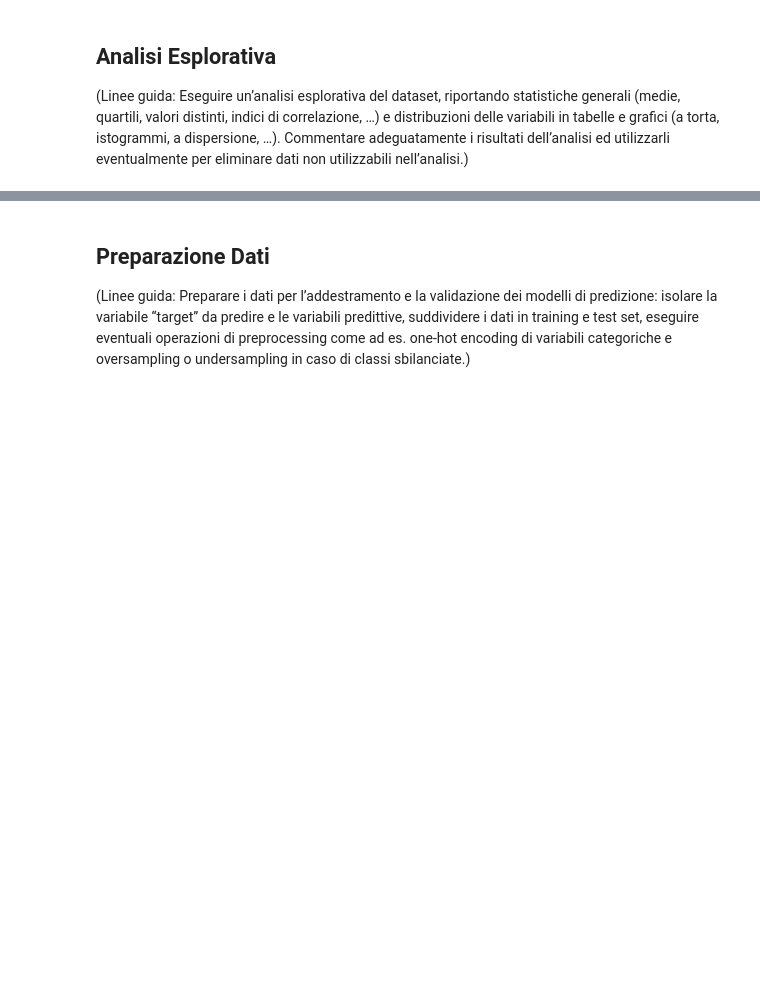
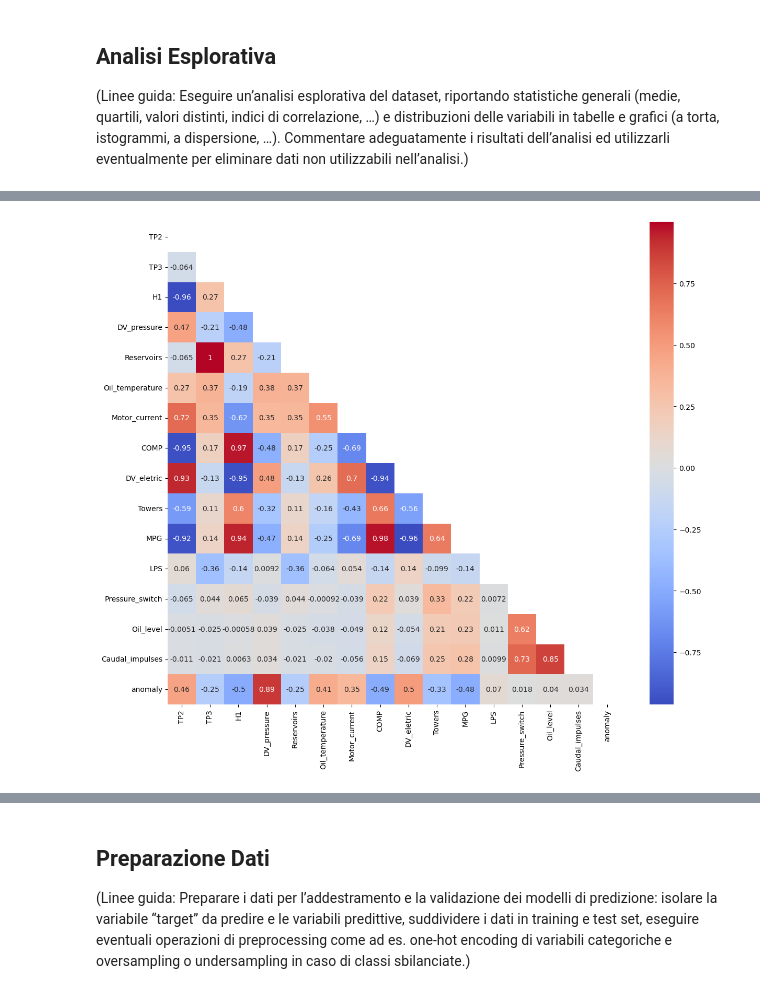
Before and after one commit to AlessandroSciarrillo/DIA-project, a Jupyter notebook: test_metro3.ipynb, the cells around one changed output, grey strips where cells are left out. Saved outputs shown, nothing was run; the diff lists cells and outputs as text; code cells hidden in the pictures; blank space fills up the shorter version.

Commit message:
continuo metro

```diff
--- a/test_metro3.ipynb
+++ b/test_metro3.ipynb
@@ -29,7 +29,18 @@ Il dataset raccoglie le misurazioni effettuate dall'APU di un treno nella metro
 Le misurazioni dei sensori sono state raccolte da Febbraio a Settembre 2020, con un intervallo temporale di 10 secondi tra loro, dove i 15 segnali sono raccolti da un dispositivo embedded a bordo che è capace di trasferire i dati al server usando il protocollo TCP/IP.
 # %%
 #dataset_full = pd.read_csv("../../Downloads/MetroPT3(AirCompressor).csv", sep=",", index_col="timestamp", parse_dates=["timestamp"])
-dataset_full = pd.read_csv("MetroPT3(AirCompressor).csv", sep=",", parse_dates=["timestamp"])
+types = {
+    "COMP": np.uint8,
+    "DV_eletric": np.uint8,
+    "Towers": np.uint8,
+    "MPG": np.uint8,
+    "LPS": np.uint8,
+    "Pressure_switch": np.uint8,
+    "Oil_level": np.uint8,
+    "Caudal_impulses": np.uint8
+}
+
+dataset_full = pd.read_csv("MetroPT3(AirCompressor).csv", sep=",", dtype=types, parse_dates=["timestamp"])
 dataset_full.head()
 # %% [output]
 |  | Unnamed: 0 | timestamp | TP2 | TP3 | H1 | DV_pressure | Reservoirs | Oil_temperature | ... |
@@ -147,0 +174,5 @@ Name: COMP, Length: 1516948, dtype: uint8
+# %%
+mask = (dataset.index.date >= datetime.date(2020, 4, 1)) & (dataset.index.date < datetime.date(2020, 8, 1))
+dataset = dataset[mask]
+
+dataset.head()
@@ -147,0 +187,11 @@ Name: COMP, Length: 1516948, dtype: uint8
+# %%
+import seaborn as sns
+
+corr_df = dataset.corr(method='pearson')
+mask_tr = np.triu(corr_df)
+
+plt.figure(figsize=(14, 12))
+sns.heatmap(corr_df, annot=True, mask=mask_tr, cmap='coolwarm')
+plt.show()
+# %% [output]
+[figure, added]
```
Also changed, not shown: parts of 12 cells of this notebook.
